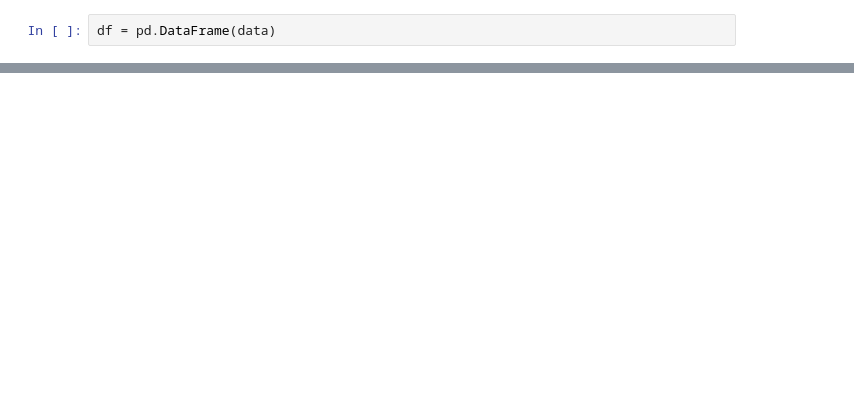
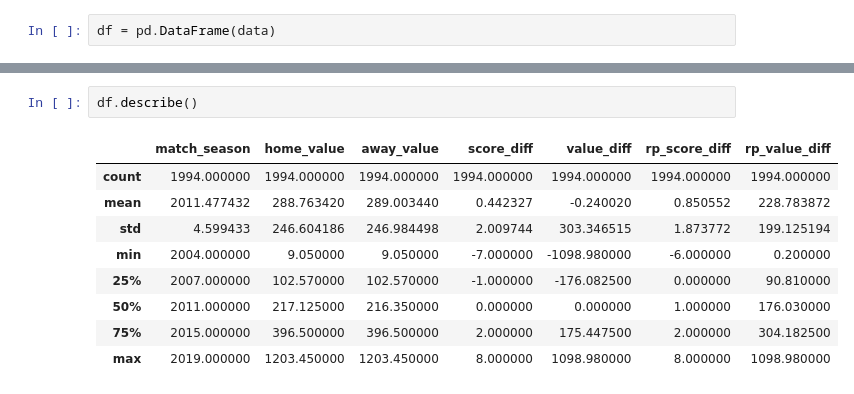
Before and after one commit to wplam107/soccer, a Jupyter notebook: eda_feat_eng.ipynb, the cells around one changed output, grey strips where cells are left out. Drawn from its saved outputs; the diff is of its cells as text; blank space fills up the shorter version.

```diff
--- a/eda_feat_eng.ipynb
+++ b/eda_feat_eng.ipynb
@@ -51,0 +92,12 @@ df.head(3)
+# %%
+df.describe()
+# %% [output]
+|  | match_season | home_value | away_value | score_diff | value_diff | rp_score_diff | rp_value_diff |
+| count | 1994.000000 | 1994.000000 | 1994.000000 | 1994.000000 | 1994.000000 | 1994.000000 | 1994.000000 |
+| mean | 2011.477432 | 288.763420 | 289.003440 | 0.442327 | -0.240020 | 0.850552 | 228.783872 |
+| std | 4.599433 | 246.604186 | 246.984498 | 2.009744 | 303.346515 | 1.873772 | 199.125194 |
+| min | 2004.000000 | 9.050000 | 9.050000 | -7.000000 | -1098.980000 | -6.000000 | 0.200000 |
+| 25% | 2007.000000 | 102.570000 | 102.570000 | -1.000000 | -176.082500 | 0.000000 | 90.810000 |
+| 50% | 2011.000000 | 217.125000 | 216.350000 | 0.000000 | 0.000000 | 1.000000 | 176.030000 |
+| 75% | 2015.000000 | 396.500000 | 396.500000 | 2.000000 | 175.447500 | 2.000000 | 304.182500 |
+| max | 2019.000000 | 1203.450000 | 1203.450000 | 8.000000 | 1098.980000 | 8.000000 | 1098.980000 |
```
Also changed, not shown: parts of 14 cells of this notebook.
